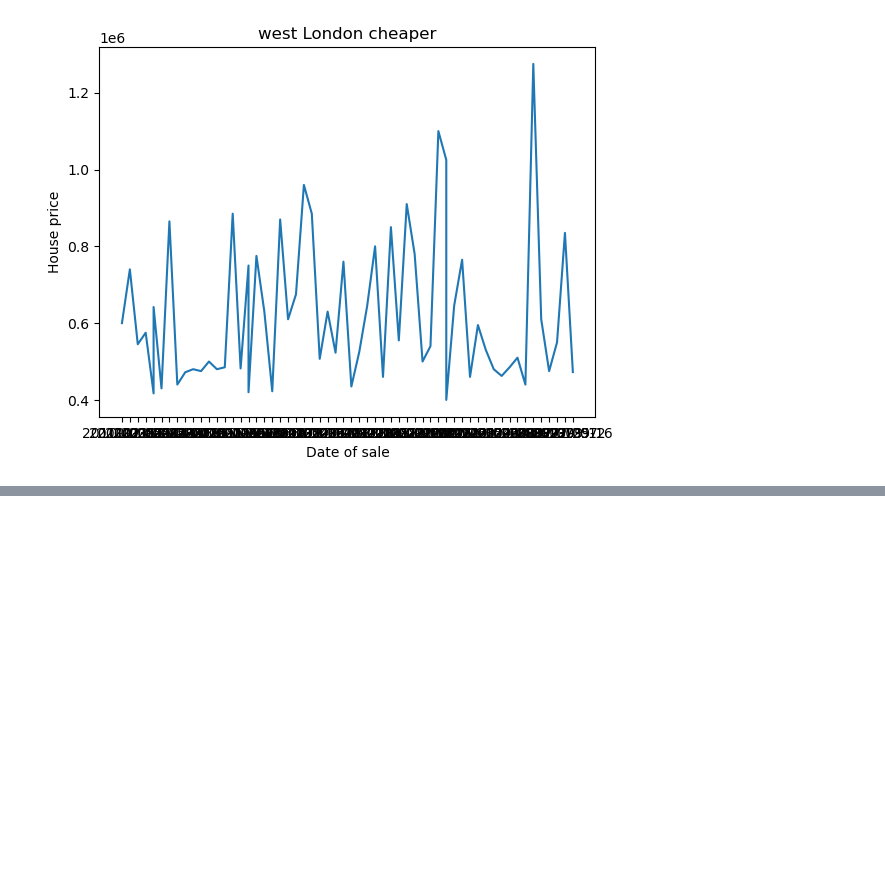
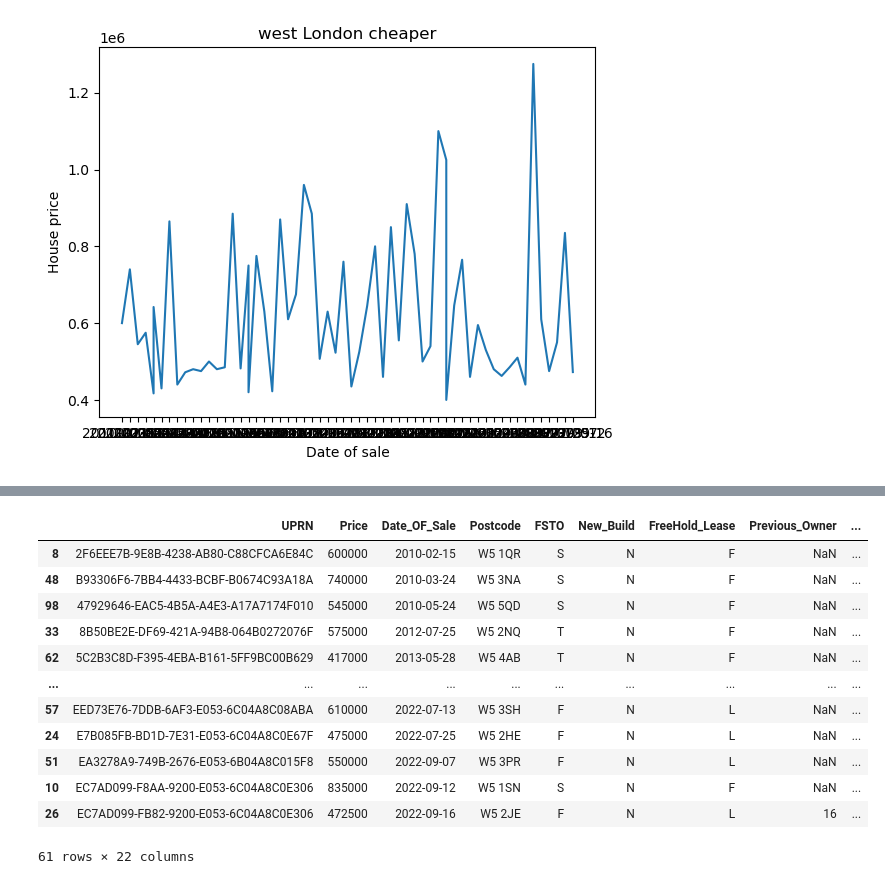
Before and after one commit to brandlab-au/landregistry, a Jupyter notebook: Ealing.ipynb, the cells around one changed output, grey strips where cells are left out. Cells and saved outputs as stored; diff of their text form; code cells hidden in the pictures; blank space fills up the shorter version.

```diff
--- a/Ealing.ipynb
+++ b/Ealing.ipynb
@@ -185 +499,17 @@ map.save('my_map.html')
+# %%
+df
+# %% [output]
+|  | UPRN | Price | Date_OF_Sale | Postcode | FSTO | New_Build | FreeHold_Lease | Previous_Owner | ... |
+| 8 | 2F6EEE7B-9E8B-4238-AB80-C88CFCA6E84C | 600000 | 2010-02-15 | W5 1QR | S | N | F | NaN | ... |
+| 48 | B93306F6-7BB4-4433-BCBF-B0674C93A18A | 740000 | 2010-03-24 | W5 3NA | S | N | F | NaN | ... |
+| 98 | 47929646-EAC5-4B5A-A4E3-A17A7174F010 | 545000 | 2010-05-24 | W5 5QD | S | N | F | NaN | ... |
+| 33 | 8B50BE2E-DF69-421A-94B8-064B0272076F | 575000 | 2012-07-25 | W5 2NQ | T | N | F | NaN | ... |
+| 62 | 5C2B3C8D-F395-4EBA-B161-5FF9BC00B629 | 417000 | 2013-05-28 | W5 4AB | T | N | F | NaN | ... |
+| ... | ... | ... | ... | ... | ... | ... | ... | ... | ... |
+| 57 | EED73E76-7DDB-6AF3-E053-6C04A8C08ABA | 610000 | 2022-07-13 | W5 3SH | F | N | L | NaN | ... |
+| 24 | E7B085FB-BD1D-7E31-E053-6C04A8C0E67F | 475000 | 2022-07-25 | W5 2HE | F | N | L | NaN | ... |
+| 51 | EA3278A9-749B-2676-E053-6B04A8C015F8 | 550000 | 2022-09-07 | W5 3PR | F | N | L | NaN | ... |
+| 10 | EC7AD099-F8AA-9200-E053-6C04A8C0E306 | 835000 | 2022-09-12 | W5 1SN | S | N | F | NaN | ... |
+| 26 | EC7AD099-FB82-9200-E053-6C04A8C0E306 | 472500 | 2022-09-16 | W5 2JE | F | N | L | 16 | ... |
+61 rows × 22 columns
 # %%
```
Also changed, not shown: parts of 52 cells of this notebook, 7 other files.
